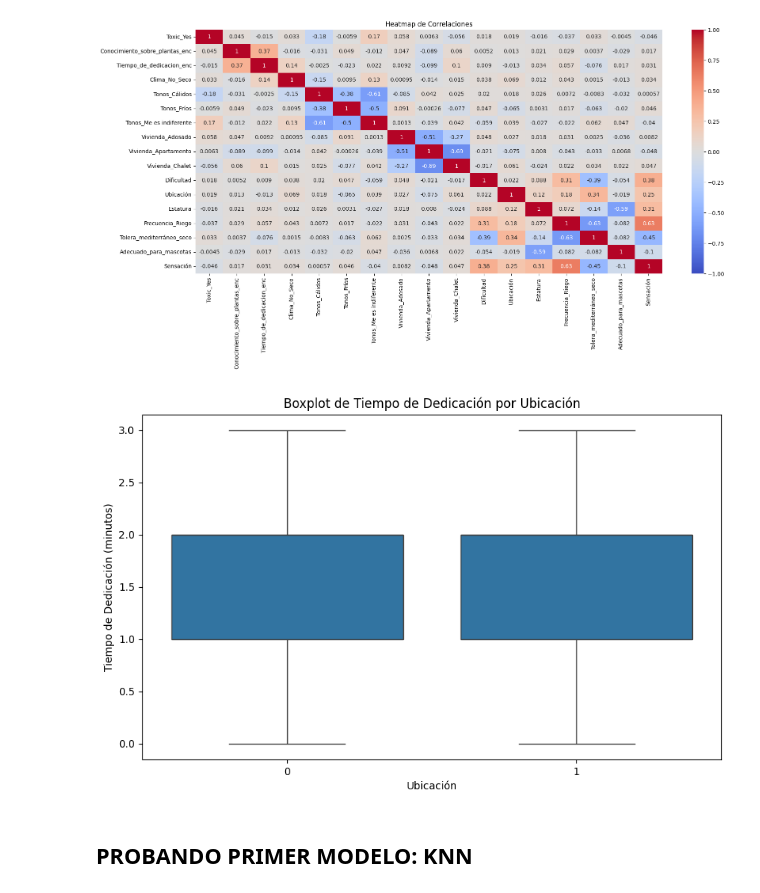
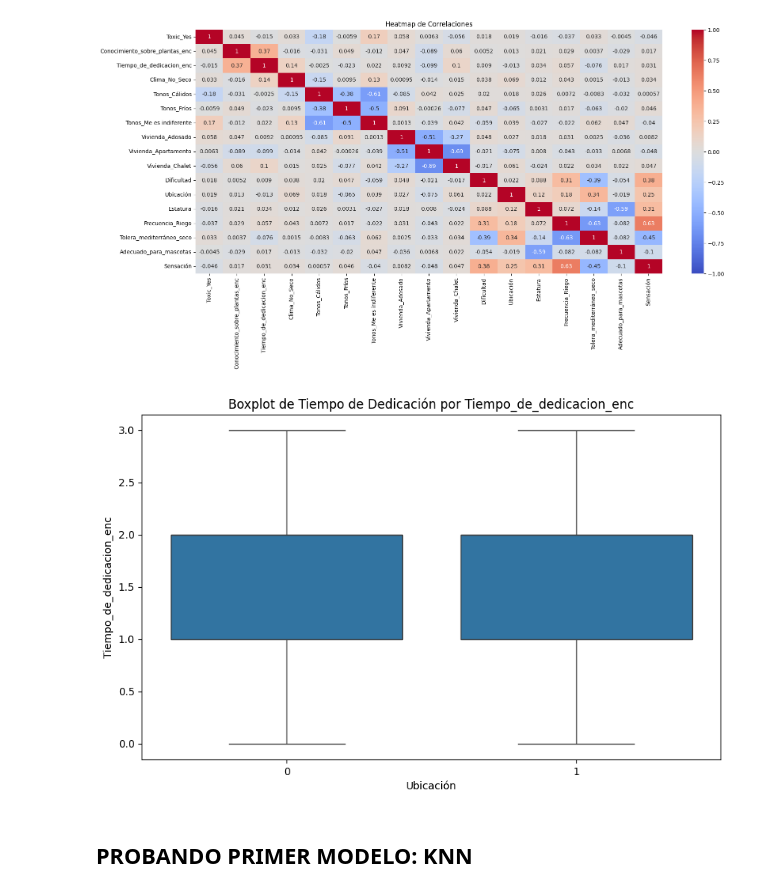
Before and after one commit to Reissuji/Datasets, a Jupyter notebook: 2. ML .ipynb, the cells around one changed output. Saved outputs shown, nothing was run; the diff lists cells and outputs as text; code cells hidden in the pictures.

```diff
--- a/2. ML .ipynb
+++ b/2. ML .ipynb
@@ -74,15 +75,15 @@ plt.show()
 # %% [output]
 [figure]
 # %%
-#Boxplot de 'Tiempo_de_dedicacion_enc' por 'Ubicación'
+#Boxplot de 'Tiempo_de_dedicacion_enc' por 'Tiempo_de_dedicacion_enc'
 plt.figure(figsize=(10, 6))
 sns.boxplot(x='Ubicación', y='Tiempo_de_dedicacion_enc', data=df_machinelearning)
-plt.title('Boxplot de Tiempo de Dedicación por Ubicación')
+plt.title('Boxplot de Tiempo de Dedicación por Tiempo_de_dedicacion_enc')
 plt.xlabel('Ubicación')
-plt.ylabel('Tiempo de Dedicación (minutos)')
+plt.ylabel('Tiempo_de_dedicacion_enc')
 plt.show()
 # %% [output]
-[figure, old version]
+[figure, new version]
 # %% [markdown]
 ## PROBANDO PRIMER MODELO: KNN
 # %%
```
Also changed, not shown: parts of 3 cells of this notebook, 8 other files.
